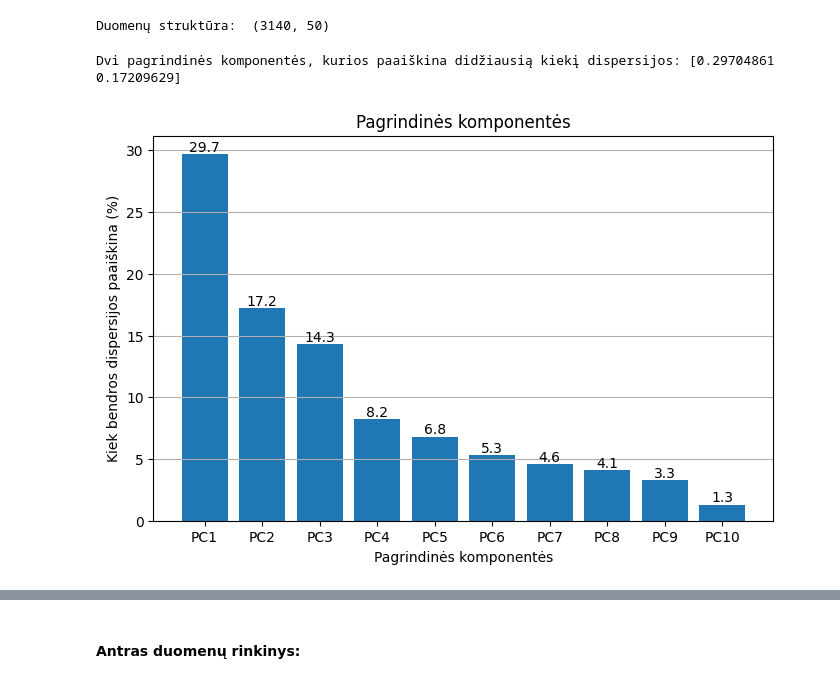
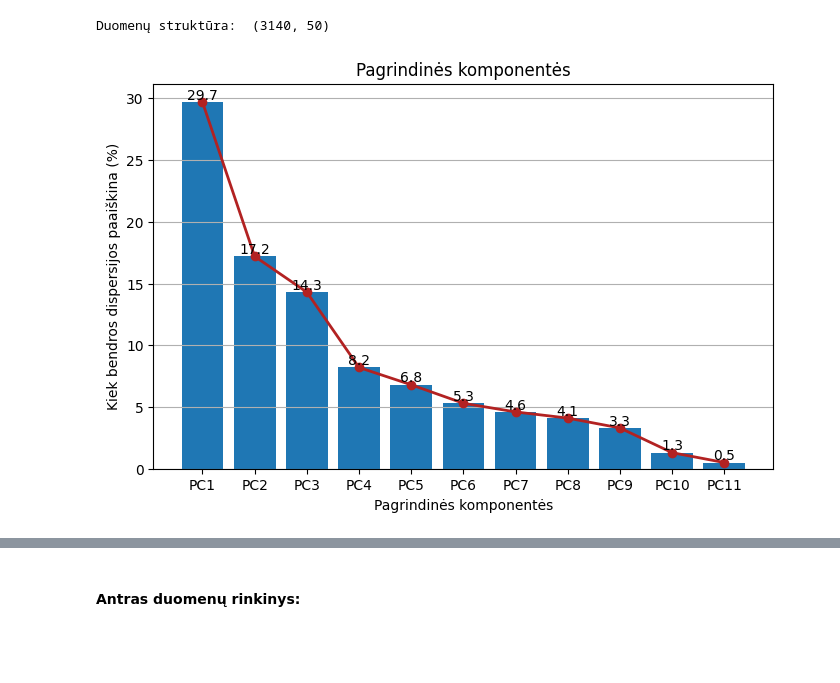
Before and after one commit to EvelinaDu/Papildomi_duomenu_vizualizavimo_skyriai, a Jupyter notebook: Algoritmas/kodas.ipynb, the cells around one changed output, grey strips where cells are left out. Drawn from its saved outputs; the diff is of its cells as text; code cells hidden in the pictures; blank space fills up the shorter version.

```diff
--- a/Algoritmas/kodas.ipynb
+++ b/Algoritmas/kodas.ipynb
@@ -10,9 +11,7 @@ from sklearn.decomposition import PCA
 # %% [markdown]
 #### Pagrindinių komponentų analizė:
 # %%
-def PCA_Algorithm (data):
-    sc = StandardScaler()
-    data_scaled = sc.fit_transform(data)
-    pca = PCA()
+def PCA_Algorithm1 (data_scaled):
+    pca = PCA(0.95)
     data_pca = pca.fit_transform(data_scaled)
     return (data_pca, pca.explained_variance_ratio_)
@@ -33,23 +42,23 @@ df_ellipsoid.head(5)
 print("Duomenų struktūra: ", df_ellipsoid.shape)
 # %% [output]
 Duomenų struktūra:  (3140, 50)
-# %%
-transformed_ellipsoid, variance_ellipsoid = PCA_Algorithm(df_ellipsoid)
-print("Dvi pagrindinės komponentės, kurios paaiškina didžiausią kiekį dispersijos:", variance_ellipsoid[:2])
-# %% [output]
-Dvi pagrindinės komponentės, kurios paaiškina didžiausią kiekį dispersijos: [0.29704861 0.17209629]
+# %%
+sc = StandardScaler()
+ellipsoid_scaled = sc.fit_transform(df_ellipsoid)
+transformed_ellipsoid1, variance_ellipsoid1 = PCA_Algorithm1(ellipsoid_scaled)
+var_pca_ellipsoid1 = np.round(variance_ellipsoid1 * 100, decimals = 1)
 # %%
-var_pca = np.round(variance_ellipsoid * 100, decimals = 1)
-var_pca_10 = var_pca[:10]
-labels = ["PC" + str(x) for x in range(1, len(var_pca_10) + 1)]
+# var_pca_ellipsoid_10 = var_pca_ellipsoid1[:10]
+labels = ["PC" + str(x) for x in range(1, len(var_pca_ellipsoid1) + 1)]
 
 plt.figure(figsize = (8, 5))
 plt.grid(axis = 'y')
-bars = plt.bar(x = range(1, len(var_pca_10) + 1), height = var_pca_10, tick_label = labels)
+bars = plt.bar(x = range(1, len(var_pca_ellipsoid1) + 1), height = var_pca_ellipsoid1, tick_label = labels)
+plt.plot(range(1, len(var_pca_ellipsoid1) + 1), var_pca_ellipsoid1, marker = 'o', color='firebrick', linewidth = 2, markersize = 6)
 plt.bar_label(bars)
 plt.title("Pagrindinės komponentės")
 plt.ylabel("Kiek bendros dispersijos paaiškina (%)")
 plt.xlabel("Pagrindinės komponentės")
 plt.show()
 # %% [output]
-[figure, old version]
+[figure, new version]
```
Also changed, not shown: parts of 19 cells of this notebook.
